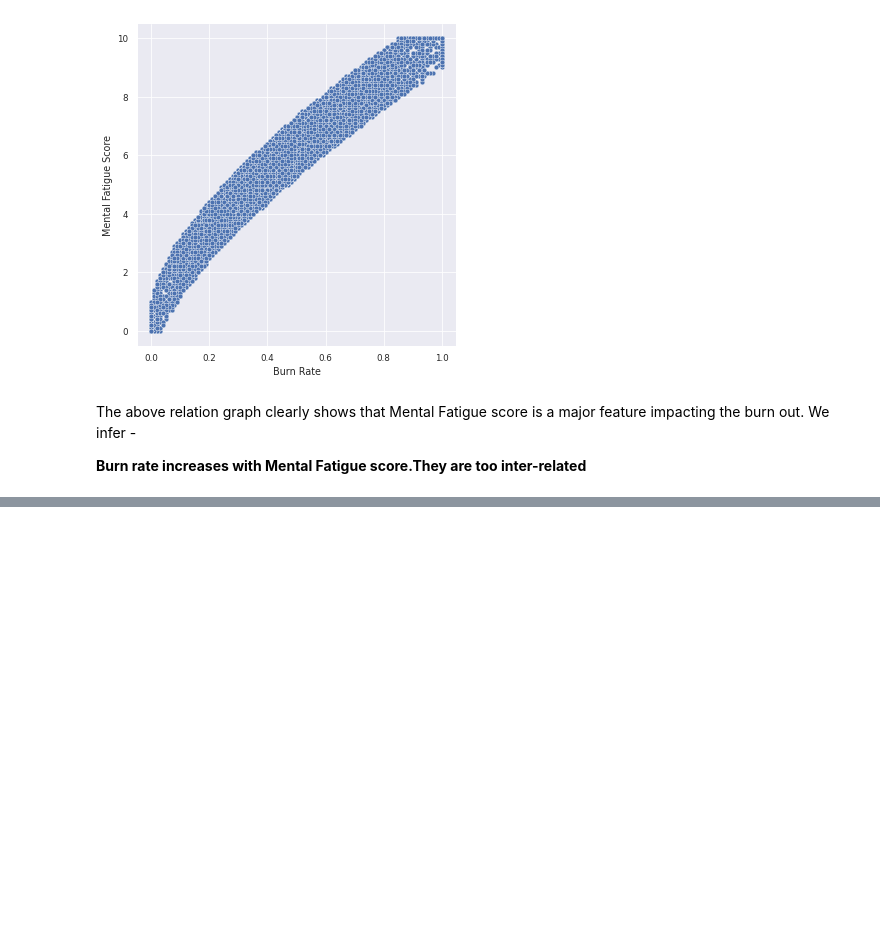
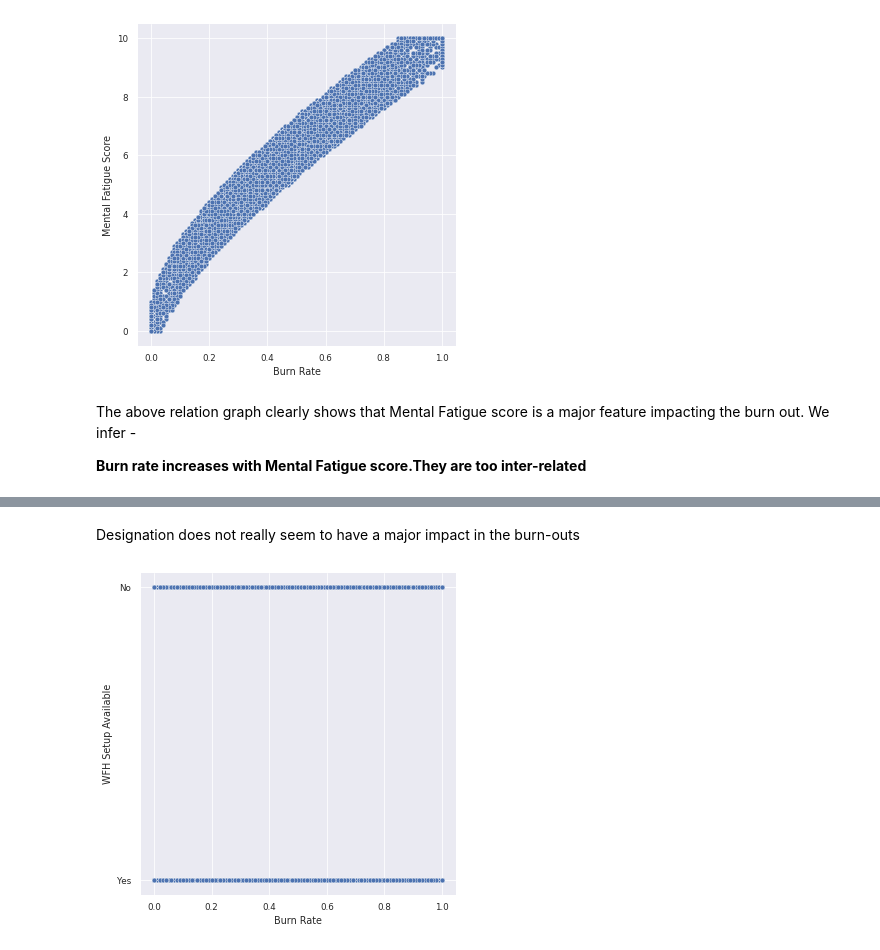
Before and after one commit to AMMLRepos/predict-mental-burnout-of-employeesu, a Jupyter notebook: Analyzing_and_predicting_employee_burnout_during_pandemic.ipynb, the cells around one changed output, grey strips where cells are left out. Saved outputs shown, nothing was run; the diff lists cells and outputs as text; code cells hidden in the pictures; blank space fills up the shorter version.

```diff
--- a/Analyzing_and_predicting_employee_burnout_during_pandemic.ipynb
+++ b/Analyzing_and_predicting_employee_burnout_during_pandemic.ipynb
@@ -224,0 +229,6 @@ The above relation graph clearly shows that Mental Fatigue score is a major feat
+# %% [markdown]
+Designation does not really seem to have a major impact in the burn-outs
+# %%
+sns.relplot(x = "Burn Rate", y = "WFH Setup Available", data = raw_employee_df) ;
+# %% [output]
+[figure, added]
```
Also changed, not shown: parts of 11 cells of this notebook.
